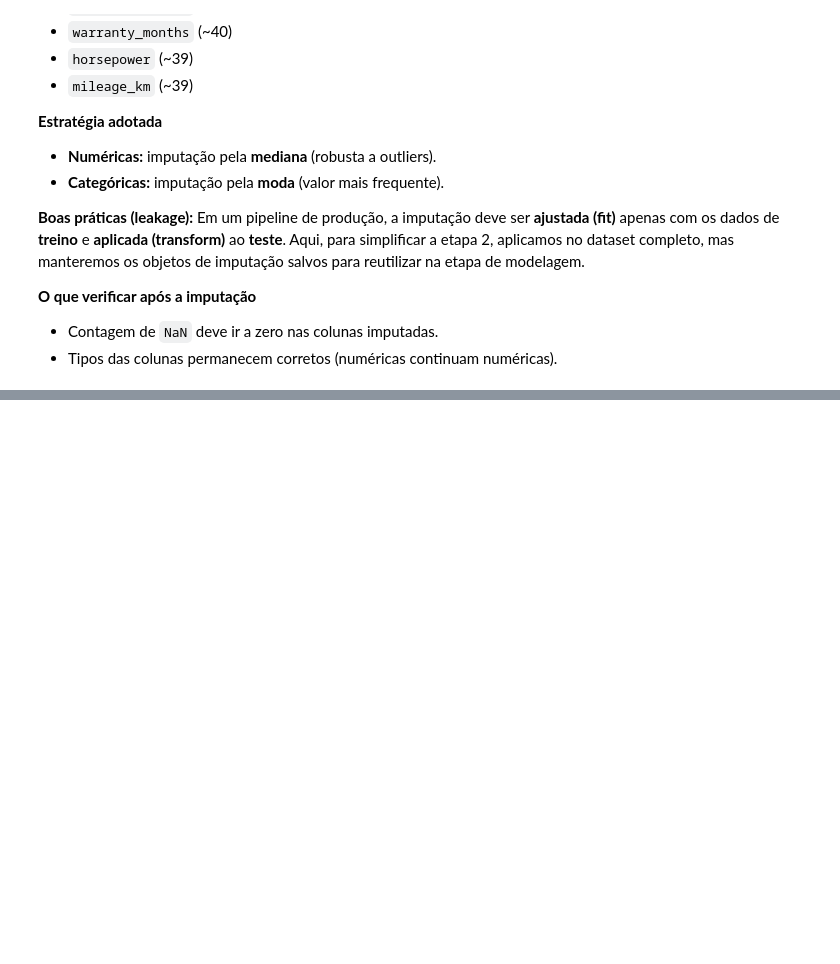
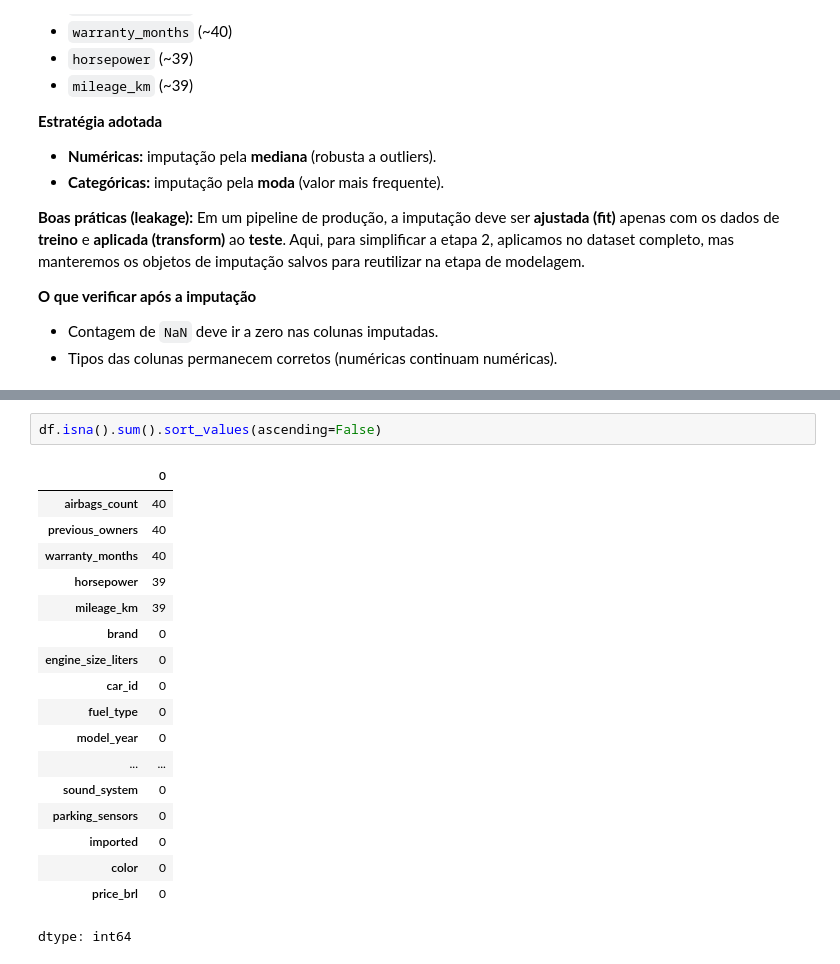
Before and after one commit to LuizGuilherme07/TrabalhoDurvalML, a Jupyter notebook: Machine_Learn.ipynb, the cells around one changed output, grey strips where cells are left out. Cells and saved outputs as stored; diff of their text form; blank space fills up the shorter version.

```diff
--- a/Machine_Learn.ipynb
+++ b/Machine_Learn.ipynb
@@ -1660,0 +1255,21 @@ ValueError: could not convert string to float: 'Hyundai'
+# %%
+df.isna().sum().sort_values(ascending=False)
+# %% [output]
+|  | 0 |
+| airbags_count | 40 |
+| previous_owners | 40 |
+| warranty_months | 40 |
+| horsepower | 39 |
+| mileage_km | 39 |
+| brand | 0 |
+| engine_size_liters | 0 |
+| car_id | 0 |
+| fuel_type | 0 |
+| model_year | 0 |
+| ... | ... |
+| sound_system | 0 |
+| parking_sensors | 0 |
+| imported | 0 |
+| color | 0 |
+| price_brl | 0 |
+dtype: int64
```
Also changed, not shown: parts of 53 cells of this notebook.
